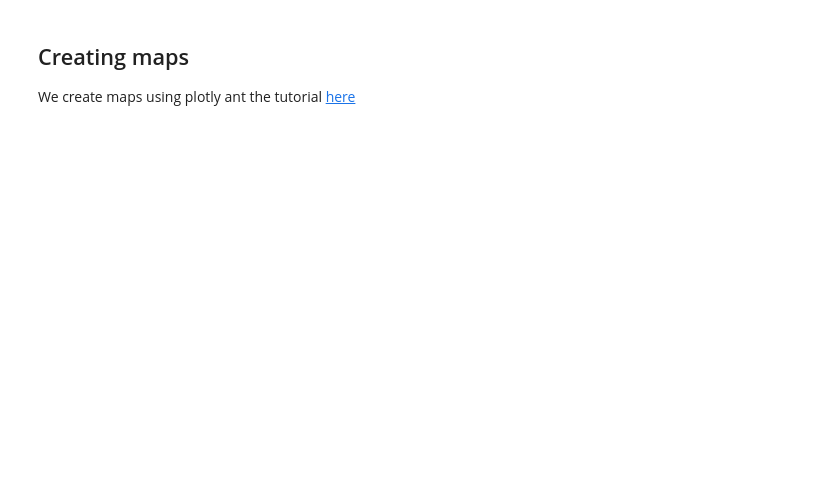
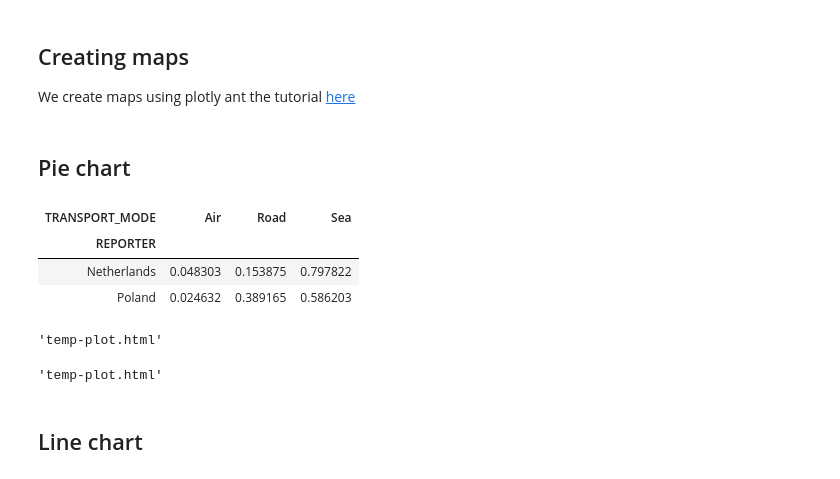
Before and after one commit to Lambo97/ADAProject, a Jupyter notebook: src/Final.ipynb, the cells around one changed output. Drawn from its saved outputs; the diff is of its cells as text; code cells hidden in the pictures; blank space fills up the shorter version.

Commit message:
Add plots

```diff
--- a/src/Final.ipynb
+++ b/src/Final.ipynb
@@ -1714,3 +1704,69 @@ for col in data.columns:
 data_str['text'] = data_str['Country']+' <br> Animal: '+data_str['Animal']+' <br> Vegetal: '+data_str['Vegetal']
 
 create_map(data_str, 'Emissions due to agriculture (tons of CO2eq per capita)', 'Sum', year_begin=1961, mid=None)
+# %% [markdown]
+## Pie chart
+# %%
+data = transport.reset_index()
+# %%
+data = data.drop(columns=['distcap', 'Sum', 'PERIOD'])
+# %%
+data = data.groupby('REPORTER').mean()
+# %%
+data
+# %% [output]
+| TRANSPORT_MODE | Air | Road | Sea |
+| REPORTER |  |  |  |
+| Netherlands | 0.048303 | 0.153875 | 0.797822 |
+| Poland | 0.024632 | 0.389165 | 0.586203 |
+# %%
+fig = go.Figure(data=[go.Pie(labels=data.columns, values=data.loc['Netherlands'])])
+offline.plot(fig, auto_open=True, validate=True)
+# %% [output]
+'temp-plot.html'
+# %%
+# Create figure
+fig = go.Figure()
+
+# Add surface trace
+visible = True
+for country in data.index:
+    fig.add_trace(go.Pie(labels=data.columns, values=data.loc[country], visible=visible))
+    visible=False
+
+button_layer_1_height = 1.08
+fig.update_layout(
+    updatemenus=[
+        go.layout.Updatemenu(
+            buttons=list([
+                dict(
+                    args=[{"visible": data.index == name},
+                          {"title": name+" transport mode proportions"}],
+                    label=name,
+                    method="update"
+                ) for name in data.index
+            ]),
+            direction="down",
+            pad={"r": 0, "t": 0},
+            showactive=True,
+            x=0.1,
+            xanchor="left",
+            y=button_layer_1_height,
+            yanchor="top"
+        )
+    ]
+)
+
+fig.update_layout(
+    annotations=[
+        go.layout.Annotation(text="Country", x=0, xref="paper", y=1.06, yref="paper",
+                             align="left", showarrow=False)
+    ])
+
+
+fig.update_layout(title_text=data.index[0] + " transport mode proportions")
+offline.plot(fig, auto_open=True, validate=True)
+# %% [output]
+'temp-plot.html'
+# %% [markdown]
+## Line chart
```
Also changed, not shown: parts of 76 cells of this notebook, 3 other files.
